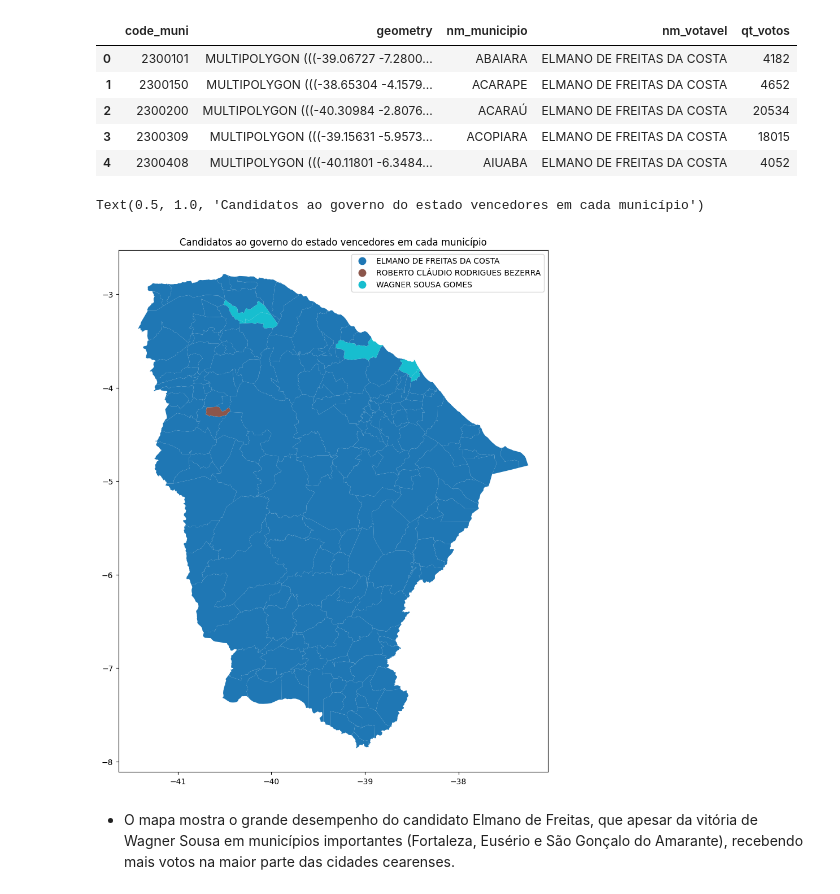
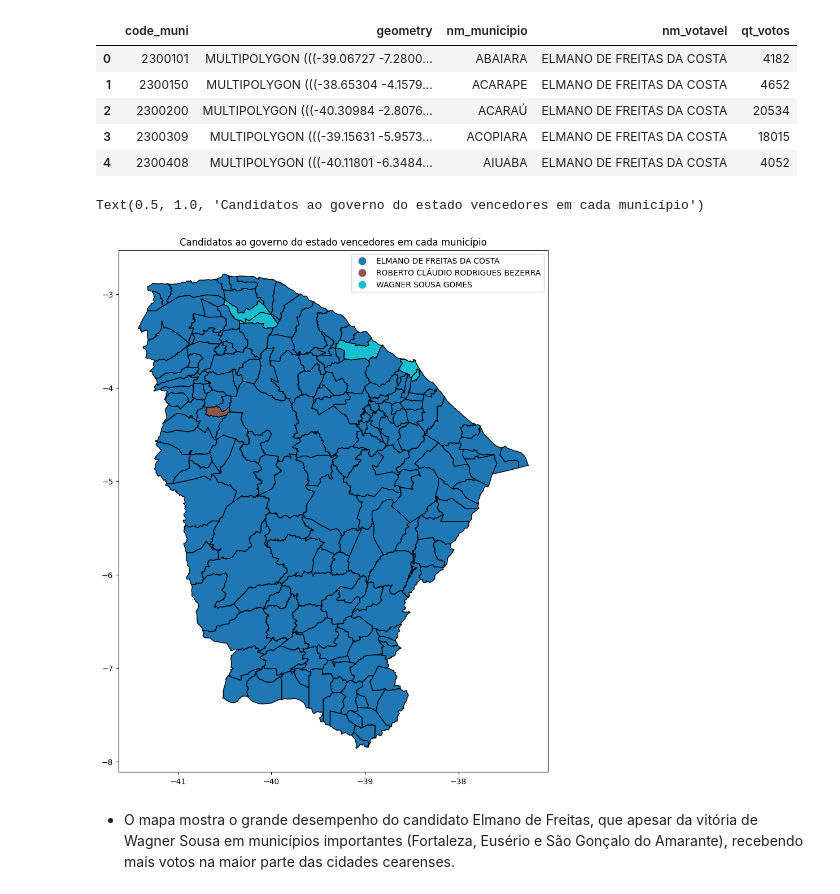
Before and after one commit to DamodaraBarbosa/clustering_municipios_eleicoes_2022_ceara, a Jupyter notebook: 06_governador_analysis_eleicoes_ceara_2022.ipynb, the cells around one changed output. Drawn from its saved outputs; the diff is of its cells as text; code cells hidden in the pictures.

```diff
--- a/06_governador_analysis_eleicoes_ceara_2022.ipynb
+++ b/06_governador_analysis_eleicoes_ceara_2022.ipynb
@@ -350,13 +352,13 @@ vencedores_por_municipio.head()
 | 4 | 2300408 | MULTIPOLYGON (((-40.11801 -6.3484... | AIUABA | ELMANO DE FREITAS DA COSTA | 4052 |
 # %%
 ax = vencedores_por_municipio.plot(
-    column= 'nm_votavel',
+    column= 'nm_votavel', edgecolor= 'black',
     legend= True, figsize= (18, 12)
 )
 ax.set_title('Candidatos ao governo do estado vencedores em cada município')
 # %% [output]
 Text(0.5, 1.0, 'Candidatos ao governo do estado vencedores em cada município')
-[figure, old version]
+[figure, new version]
 # %% [markdown]
 * O mapa mostra o grande desempenho do candidato Elmano de Freitas, que apesar da vitória de Wagner Sousa em municípios importantes (Fortaleza, Eusério e São Gonçalo do Amarante), recebendo mais votos na maior parte das cidades cearenses.
 # %% [markdown]
```
Also changed, not shown: parts of 3 cells of this notebook.
